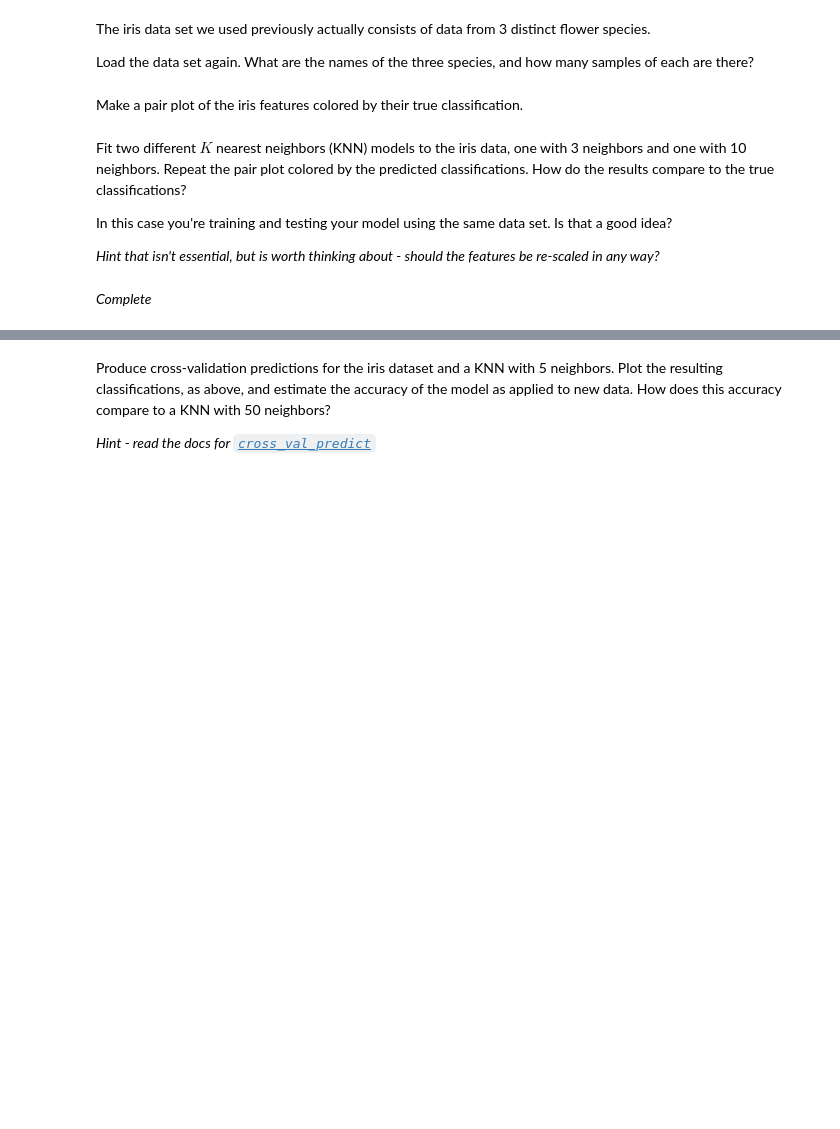
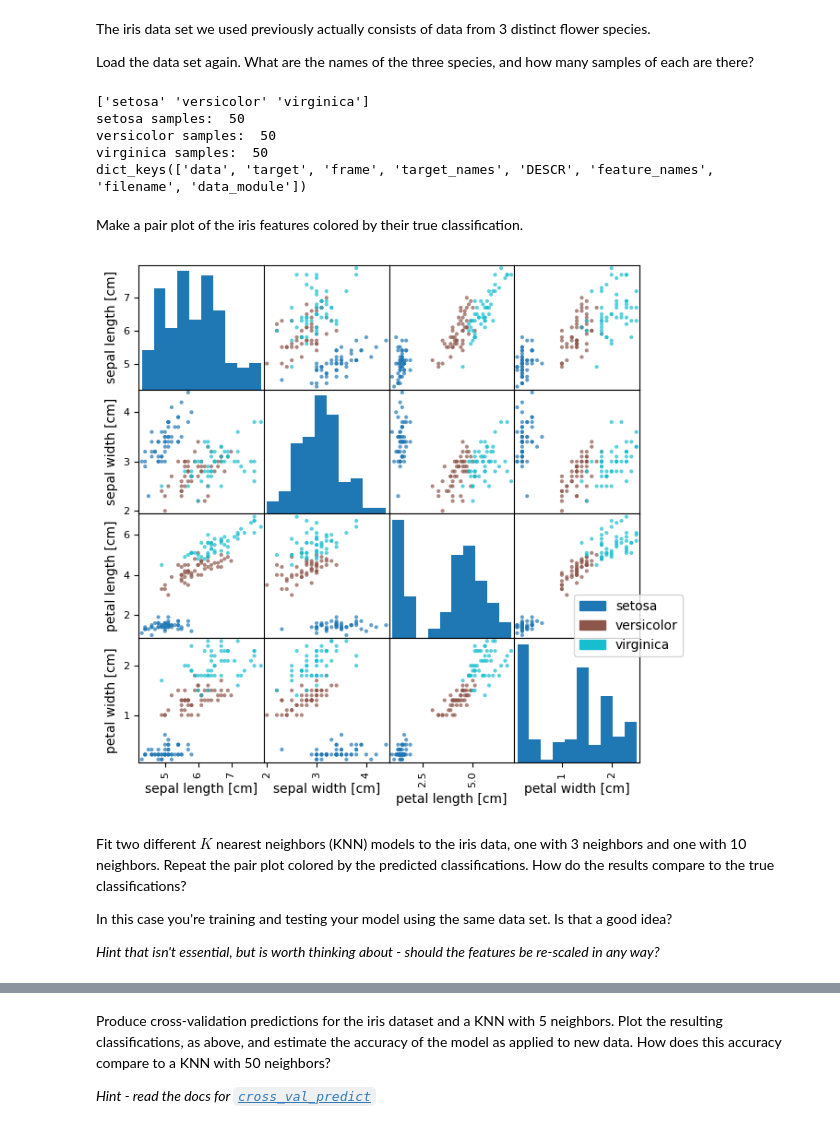
Before and after one commit to ASTR154/classification, a Jupyter notebook: classification.ipynb, the cells around one changed output, grey strips where cells are left out. Saved outputs shown, nothing was run; the diff lists cells and outputs as text; code cells hidden in the pictures; blank space fills up the shorter version.

```diff
--- a/classification.ipynb
+++ b/classification.ipynb
@@ -17,2 +12,21 @@ Load the data set again. What are the names of the three species, and how many s
+# %%
+from sklearn import datasets
+
+iris = datasets.load_iris()
+iris_data = iris['data']
+iris_species = iris['target_names']
+print(iris_species)
+iris_target = iris['target']
+iris_features = iris['feature_names']
+print(iris_species[0]+' samples: ', list(iris_target).count(0))
+print(iris_species[1]+' samples: ', list(iris_target).count(1))
+print(iris_species[2]+' samples: ', list(iris_target).count(2))
+print(iris.keys())
+# %% [output]
+['setosa' 'versicolor' 'virginica']
+setosa samples:  50
+versicolor samples:  50
+virginica samples:  50
+dict_keys(['data', 'target', 'frame', 'target_names', 'DESCR', 'feature_names', 'filename', 'data_module'])
 # %% [markdown]
 Make a pair plot of the iris features colored by their true classification.
@@ -24,3 +33,23 @@ Make a pair plot of the iris features colored by their true classification.
+# %%
+import pandas as pd
+
+# copied from clustering.ipynb
+df = pd.DataFrame(iris_data, columns=['sepal length [cm]', 'sepal width [cm]',
+                                      'petal length [cm]', 'petal width [cm]'])
+df['species'] = iris_target # add the target species
+
+# create the scatter matrix per target species
+pd.plotting.scatter_matrix(df.iloc[:, :4], figsize=(7, 7), alpha=0.7, c=df['species'],cmap='tab10')
+
+# add a legend
+import matplotlib.patches as mpatches
+handles = [mpatches.Patch(color=plt.cm.tab10(i / 2), label=iris_species[i]) for i in range(3)]
+plt.legend(handles=handles, loc='best', bbox_to_anchor=(1.4, 1.4))
+
+
+plt.show()
+# %% [output]
+[figure, added]
 # %% [markdown]
 Fit two different $K$ nearest neighbors (KNN) models to the iris data, one with 3 neighbors and one with 10 neighbors. Repeat the pair plot colored by the predicted classifications. How do the results compare to the true classifications?
 
@@ -40,2 +58,0 @@ In this case you're training and testing your model using the same data set. Is
-# %% [markdown]
-*Complete*
```
Also changed, not shown: parts of 15 cells of this notebook.
